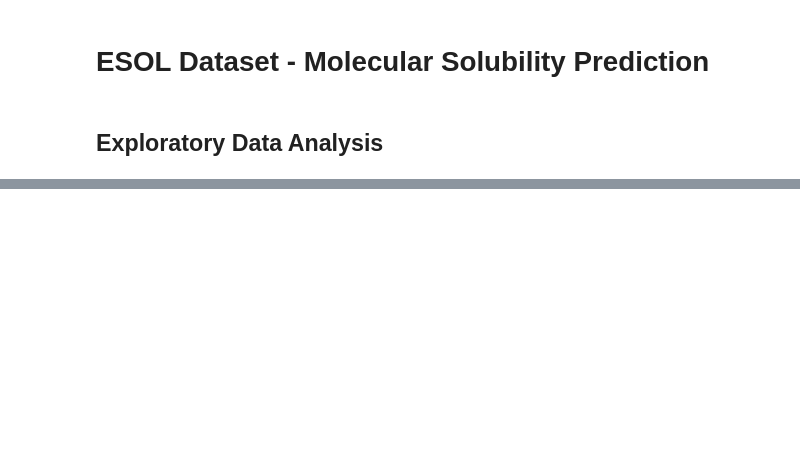
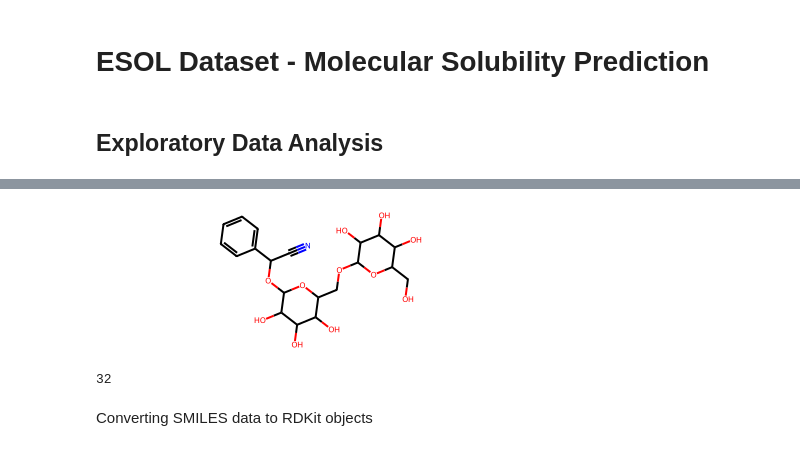
Before and after one commit to sarvesh-selvam/molecular-property-prediction, a Jupyter notebook: notebooks/01_exploratory_analysis.ipynb, the cells around one changed output, grey strips where cells are left out. Drawn from its saved outputs; the diff is of its cells as text; code cells hidden in the pictures; blank space fills up the shorter version.

```diff
--- a/notebooks/01_exploratory_analysis.ipynb
+++ b/notebooks/01_exploratory_analysis.ipynb
@@ -90,0 +113,13 @@ plt.show()
+# %%
+
+m = Chem.MolFromSmiles(data.SMILES[0])
+
+m
+# %% [output]
+[figure, added]
+# %%
+m.GetNumAtoms()
+# %% [output]
+32
+# %% [markdown]
+Converting SMILES data to RDKit objects
```
Also changed, not shown: parts of 21 cells of this notebook.
